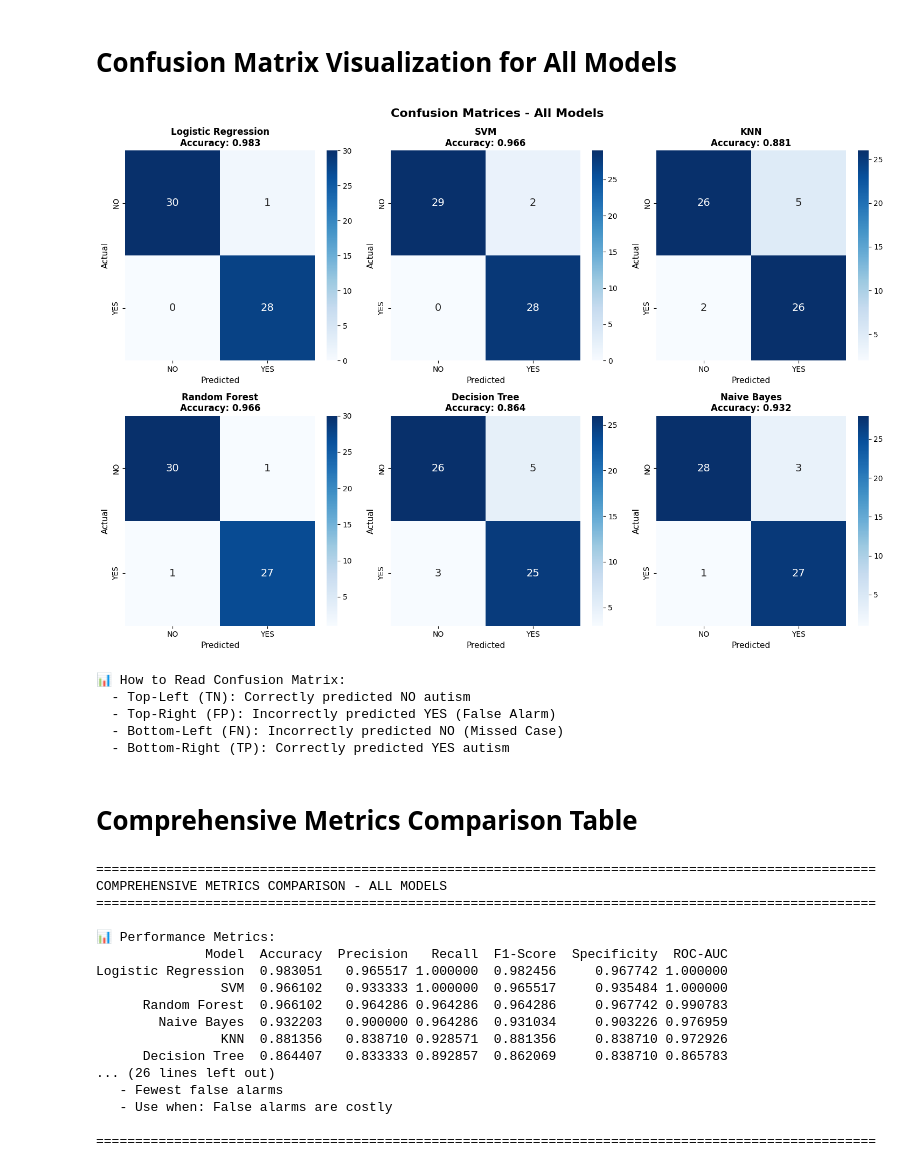
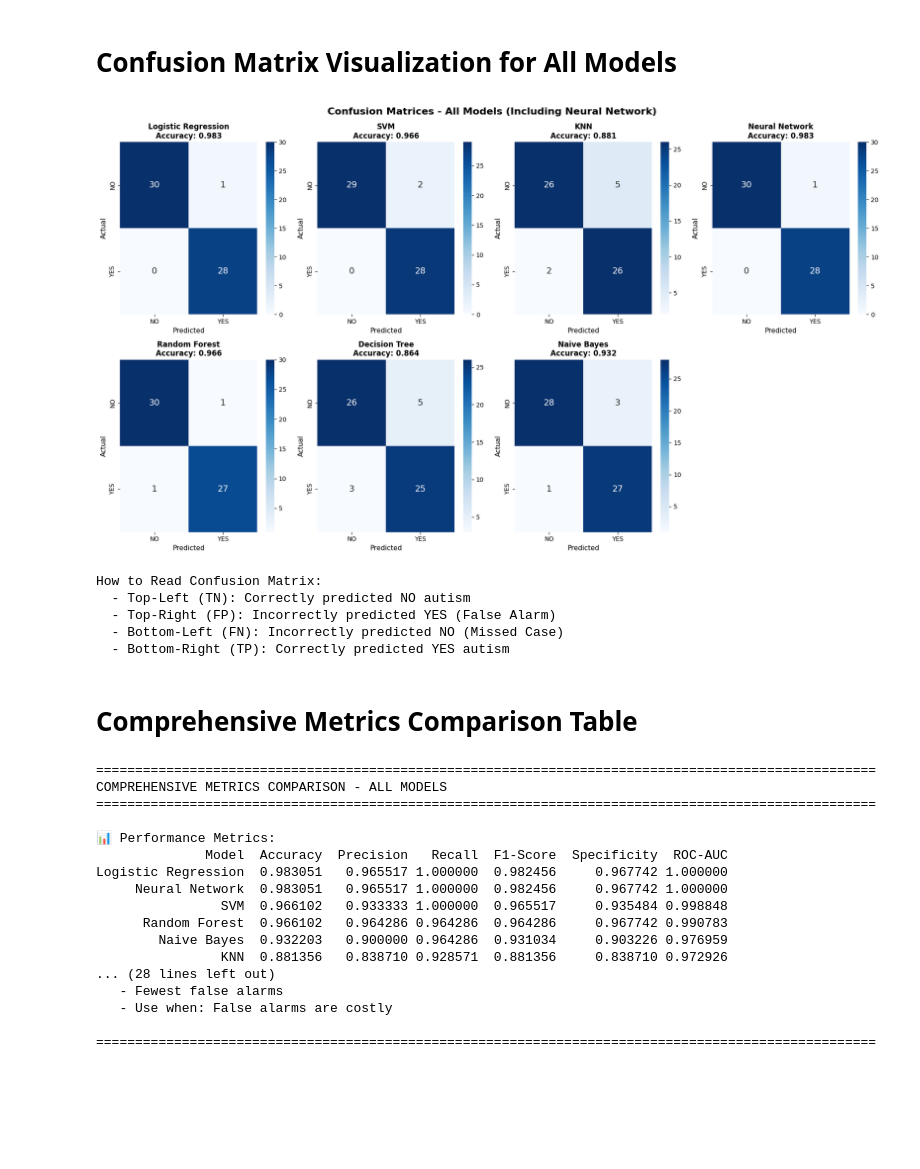
Before and after one commit to MuhammadHammadIrfan/ChildhoodAutismRiskPrediction, a Jupyter notebook: notebooks/base_line_models.ipynb, the cells around one changed output. Cells and saved outputs as stored; diff of their text form; code cells hidden in the pictures; blank space fills up the shorter version.

```diff
--- a/notebooks/base_line_models.ipynb
+++ b/notebooks/base_line_models.ipynb
@@ -15,7 +15,7 @@ from sklearn.neighbors import KNeighborsClassifier
 from sklearn.tree import DecisionTreeClassifier
 
 # 1. Load Data
-df = pd.read_csv('../../data/clean/autism_screening_encoded.csv')
+df = pd.read_csv('../data/clean/autism_screening_encoded.csv')
 
 # 2. Define X (Features) and y (Target)
 # CRITICAL: Drop 'class' (Target)
@@ -128,9 +128,10 @@ from sklearn.naive_bayes import GaussianNB
 from sklearn.ensemble import RandomForestClassifier
 from sklearn.neighbors import KNeighborsClassifier
 from sklearn.tree import DecisionTreeClassifier
+from sklearn.neural_network import MLPClassifier
 
 # 1. Load Data
-df = pd.read_csv('../../data/clean/autism_screening_encoded.csv')
+df = pd.read_csv('../data/clean/autism_screening_encoded.csv')
 
 print("="*80)
 print("DATA LOADING AND VERIFICATION")
@@ -195,7 +196,8 @@ Scaled features - Mean: -0.0000, Std: 1.0000
 models_scaled = {
     "Logistic Regression": LogisticRegression(max_iter=1000),
     "SVM": SVC(probability=True),
-    "KNN": KNeighborsClassifier()
+    "KNN": KNeighborsClassifier(),
+    "Neural Network": MLPClassifier(hidden_layer_sizes=(16, 8), max_iter=500, random_state=42)
 }
 
 models_unscaled = {
@@ -282,6 +284,10 @@ print("- CV Std: Standard deviation (lower = more stable)")
 print("- Look for models with high accuracy AND low CV Std")
 print("- If Test Accuracy >> CV Mean: possible overfitting")
 print("- If ROC-AUC = 1.0: CHECK FOR DATA LEAKAGE!")
+print("\nNEURAL NETWORK NOTE:")
+print("- MLPClassifier uses scaled data (like SVM, KNN, Logistic Regression)")
+print("- Hidden layers: (16, 8) = two layers with 16 and 8 neurons")
+print("- Good performance but harder to interpret than linear models")
 # %% [output]
 ================================================================================
 TRAINING MODELS WITH PROPER SCALING
@@ -311,11 +317,11 @@ Let's examine comprehensive metrics including:
 # Visualize Results
 # %%
 # Create comparison visualizations
-fig, axes = plt.subplots(1, 2, figsize=(15, 5))
+fig, axes = plt.subplots(1, 2, figsize=(16, 5))
 
 # Plot 1: Test Accuracy
 sns.barplot(x="Accuracy", y="Model", data=results_df, palette="viridis", ax=axes[0])
-axes[0].set_title("Test Set Accuracy", fontsize=14, fontweight='bold')
+axes[0].set_title("Test Set Accuracy (All Models)", fontsize=14, fontweight='bold')
 axes[0].set_xlim(0, 1.0)
 axes[0].axvline(x=0.9, color='red', linestyle='--', alpha=0.5, label='90% threshold')
 axes[0].legend()
@@ -336,9 +342,10 @@ axes[1].legend()
 plt.tight_layout()
 plt.show()
 
-print("\n📊 Comparison: Test Accuracy vs Cross-Validation")
+print("\nComparison: Test Accuracy vs Cross-Validation")
 print("- Good models should have similar Test and CV accuracy")
 print("- Large difference indicates overfitting on test set")
+print("- Neural Network is included with other scaled models")
 # %% [output]
 Passing `palette` without assigning `hue` is deprecated and will be removed in v0.14.0. Assign the `y` variable to `hue` and set `legend=False` for the same effect.
 
@@ -467,40 +475,43 @@ METRICS SUMMARY COMPLETE
 # Confusion Matrix Visualization for All Models
 # %%
 # Visualize confusion matrices for all models
-fig, axes = plt.subplots(2, 3, figsize=(15, 10))
+fig, axes = plt.subplots(2, 4, figsize=(18, 10))
 axes = axes.ravel()
 
 for idx, (name, model_info) in enumerate(trained_models.items()):
     model = model_info['model']
     X_test_used = model_info['X_test']
 
     # Get predictions and confusion matrix
     y_pred = model.predict(X_test_used)
     cm = confusion_matrix(y_test, y_pred)
 
     # Plot confusion matrix as heatmap
     sns.heatmap(cm, annot=True, fmt='d', cmap='Blues',
                 xticklabels=['NO', 'YES'],
                 yticklabels=['NO', 'YES'],
                 ax=axes[idx], cbar=True, annot_kws={"size": 14})
 
     axes[idx].set_title(f'{name}\nAccuracy: {accuracy_score(y_test, y_pred):.3f}',
                         fontsize=12, fontweight='bold')
     axes[idx].set_ylabel('Actual', fontsize=11)
     axes[idx].set_xlabel('Predicted', fontsize=11)
 
+# Hide the extra subplot
+axes[-1].axis('off')
+
 plt.tight_layout()
-plt.suptitle('Confusion Matrices - All Models', fontsize=16, fontweight='bold', y=1.02)
+plt.suptitle('Confusion Matrices - All Models (Including Neural Network)', fontsize=16, fontweight='bold', y=1.02)
 plt.show()
 
-print("\n📊 How to Read Confusion Matrix:")
+print("\nHow to Read Confusion Matrix:")
 print("  - Top-Left (TN): Correctly predicted NO autism")
 print("  - Top-Right (FP): Incorrectly predicted YES (False Alarm)")
 print("  - Bottom-Left (FN): Incorrectly predicted NO (Missed Case)")
 print("  - Bottom-Right (TP): Correctly predicted YES autism")
 # %% [output]
-[figure, old version]
+[figure, new version]
-📊 How to Read Confusion Matrix:
+How to Read Confusion Matrix:
   - Top-Left (TN): Correctly predicted NO autism
   - Top-Right (FP): Incorrectly predicted YES (False Alarm)
   - Bottom-Left (FN): Incorrectly predicted NO (Missed Case)
@@ -595,12 +606,12 @@ COMPREHENSIVE METRICS COMPARISON - ALL MODELS
 📊 Performance Metrics:
               Model  Accuracy  Precision   Recall  F1-Score  Specificity  ROC-AUC
 Logistic Regression  0.983051   0.965517 1.000000  0.982456     0.967742 1.000000
-                SVM  0.966102   0.933333 1.000000  0.965517     0.935484 1.000000
+     Neural Network  0.983051   0.965517 1.000000  0.982456     0.967742 1.000000
+                SVM  0.966102   0.933333 1.000000  0.965517     0.935484 0.998848
       Random Forest  0.966102   0.964286 0.964286  0.964286     0.967742 0.990783
         Naive Bayes  0.932203   0.900000 0.964286  0.931034     0.903226 0.976959
                 KNN  0.881356   0.838710 0.928571  0.881356     0.838710 0.972926
-      Decision Tree  0.864407   0.833333 0.892857  0.862069     0.838710 0.865783
-... (26 lines left out)
+... (28 lines left out)
    - Fewest false alarms
    - Use when: False alarms are costly
 
```
Also changed, not shown: parts of 4 cells of this notebook, 1 other file.
